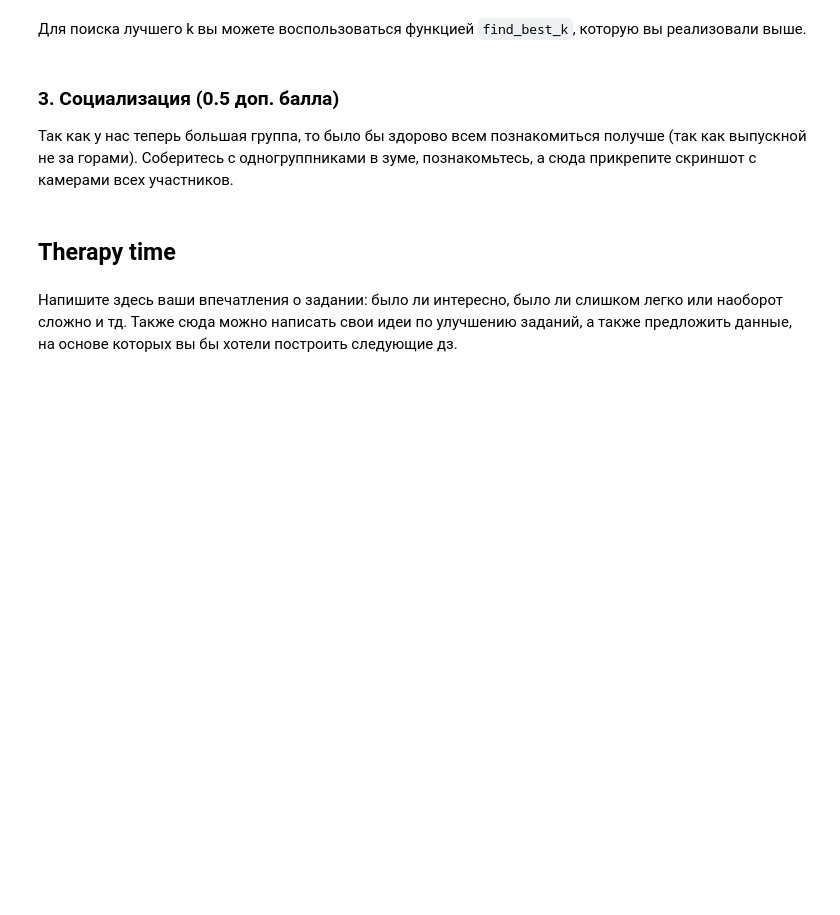
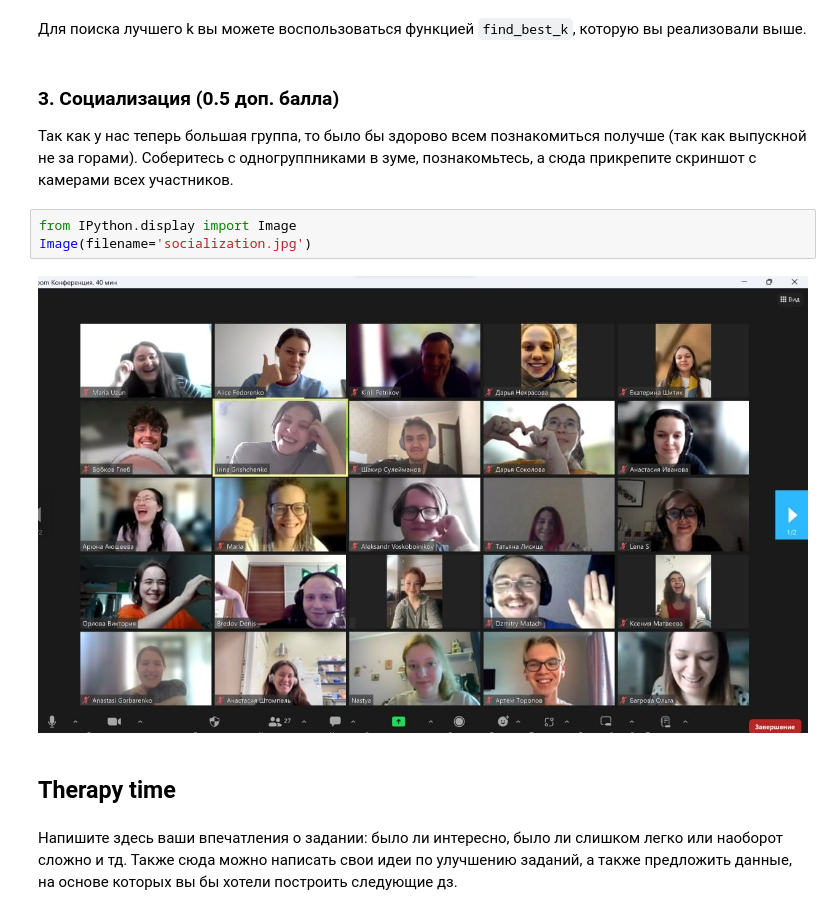
Before and after one commit to MariaLuk/ML_HW_MariaLuk, a Jupyter notebook: KNN.ipynb, the cells around one changed output. Cells and saved outputs as stored; diff of their text form; blank space fills up the shorter version.

```diff
--- a/KNN.ipynb
+++ b/KNN.ipynb
@@ -435,6 +441,11 @@ k       r2                 r2 delta (test and train)        mae             mae
 ### 3. Социализация (0.5 доп. балла)
 
 Так как у нас теперь большая группа, то было бы здорово всем познакомиться получше (так как выпускной не за горами). Соберитесь с одногруппниками в зуме, познакомьтесь, а сюда прикрепите скриншот с камерами всех участников.
+# %%
+from IPython.display import Image
+Image(filename='socialization.jpg')
+# %% [output]
+[figure, added]
 # %% [markdown]
 ## Therapy time
 # %% [markdown]
```
Also changed, not shown: parts of 15 cells of this notebook.
